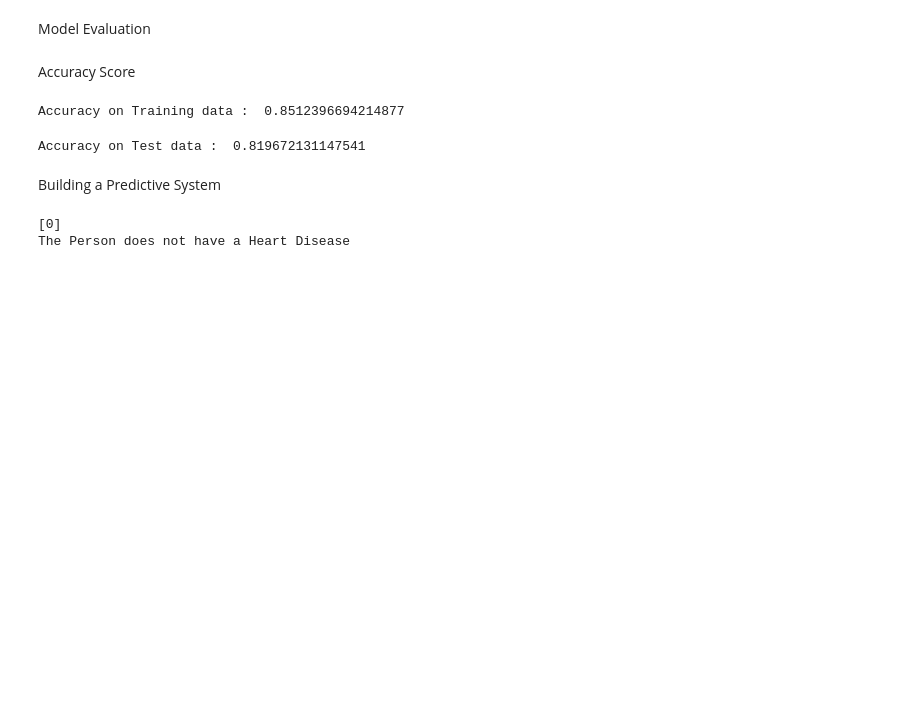
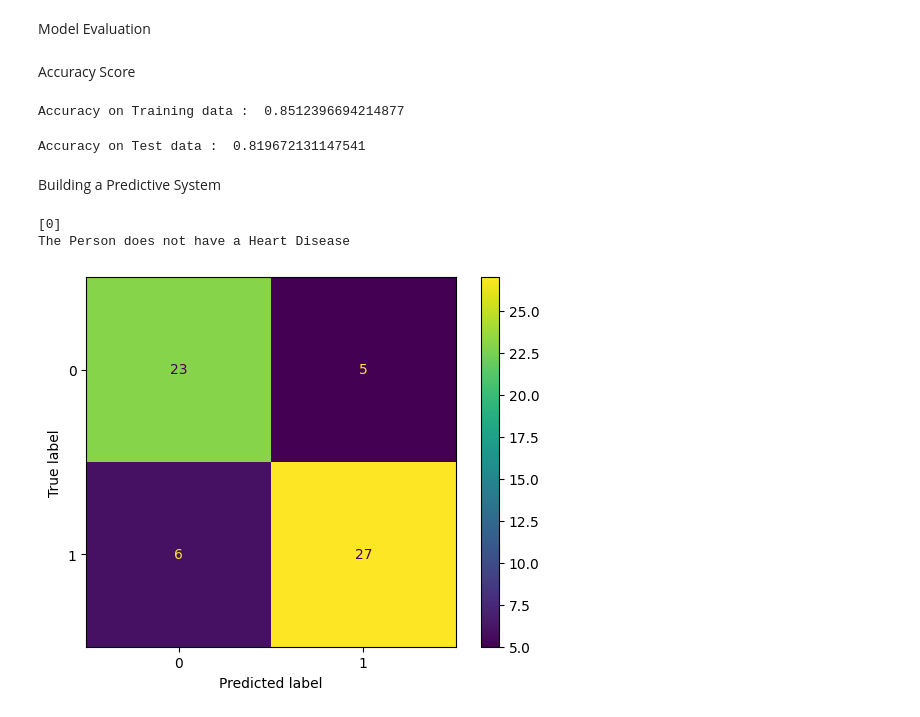
Before and after one commit to Prasad2221/Hear-Disease-Prediction, a Jupyter notebook: Heart_Disease_Prediction.ipynb, the cells around one changed output. Drawn from its saved outputs; the diff is of its cells as text; code cells hidden in the pictures; blank space fills up the shorter version.

```diff
--- a/Heart_Disease_Prediction.ipynb
+++ b/Heart_Disease_Prediction.ipynb
@@ -212,3 +212,11 @@ else:
 # %% [output]
 [0]
 The Person does not have a Heart Disease
+# %%
+import matplotlib.pyplot as plt
+cm = confusion_matrix(Y_test, X_test_prediction)
+disp = ConfusionMatrixDisplay(confusion_matrix=cm)
+disp.plot()
+plt.show()
+# %% [output]
+[figure, added]
```
Also changed, not shown: parts of 1 cell of this notebook.
